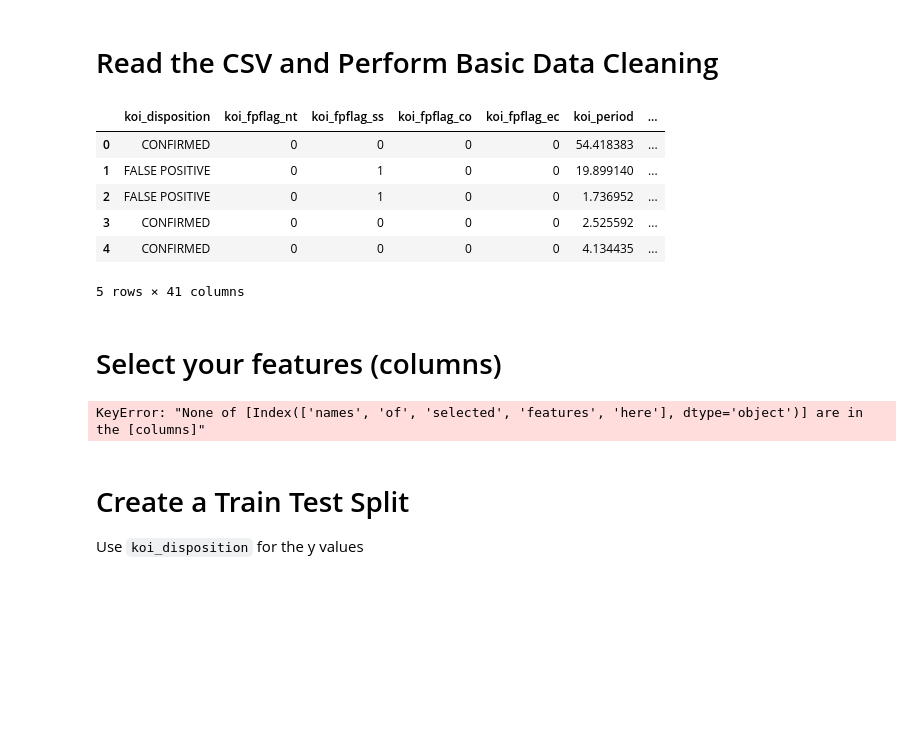
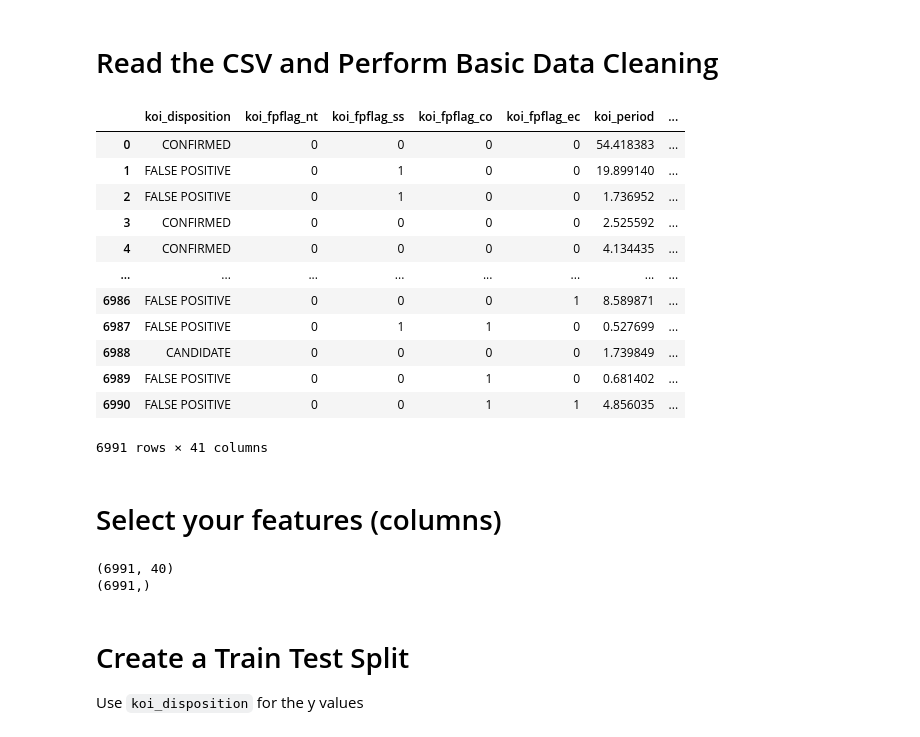
Before and after one commit to FreddyRangelA/machine-learning-TensorFlow-Sklearn, a Jupyter notebook: model_1.ipynb, the cells around one changed output. Saved outputs shown, nothing was run; the diff lists cells and outputs as text; code cells hidden in the pictures; blank space fills up the shorter version.

```diff
--- a/model_1.ipynb
+++ b/model_1.ipynb
@@ -30,25 +14,36 @@ import pandas as pd
 # %%
 df = pd.read_csv("exoplanet_data.csv")
 # Drop the null columns where all values are null
 df = df.dropna(axis='columns', how='all')
 # Drop the null rows
 df = df.dropna()
-df.head()
+df
 # %% [output]
 |  | koi_disposition | koi_fpflag_nt | koi_fpflag_ss | koi_fpflag_co | koi_fpflag_ec | koi_period | ... |
 | 0 | CONFIRMED | 0 | 0 | 0 | 0 | 54.418383 | ... |
 | 1 | FALSE POSITIVE | 0 | 1 | 0 | 0 | 19.899140 | ... |
 | 2 | FALSE POSITIVE | 0 | 1 | 0 | 0 | 1.736952 | ... |
 | 3 | CONFIRMED | 0 | 0 | 0 | 0 | 2.525592 | ... |
 | 4 | CONFIRMED | 0 | 0 | 0 | 0 | 4.134435 | ... |
+| ... | ... | ... | ... | ... | ... | ... | ... |
+| 6986 | FALSE POSITIVE | 0 | 0 | 0 | 1 | 8.589871 | ... |
+| 6987 | FALSE POSITIVE | 0 | 1 | 1 | 0 | 0.527699 | ... |
+| 6988 | CANDIDATE | 0 | 0 | 0 | 0 | 1.739849 | ... |
+| 6989 | FALSE POSITIVE | 0 | 0 | 1 | 0 | 0.681402 | ... |
+| 6990 | FALSE POSITIVE | 0 | 0 | 1 | 1 | 4.856035 | ... |
-5 rows × 41 columns
+6991 rows × 41 columns
 # %% [markdown]
 # Select your features (columns)
 # %%
 # Set features. This will also be used as your x values.
-selected_features = df[['names', 'of', 'selected', 'features', 'here']]
+#selected_features = df[['names', 'of', 'selected', 'features', 'here']]
+X=df.drop("koi_disposition", axis=1)
+y=df["koi_disposition"]
+print(X.shape)
+print(y.shape)
 # %% [output]
-KeyError: "None of [Index(['names', 'of', 'selected', 'features', 'here'], dtype='object')] are in the [columns]"
+(6991, 40)
+(6991,)
 # %% [markdown]
 # Create a Train Test Split
 
```
Also changed, not shown: parts of 20 cells of this notebook.
